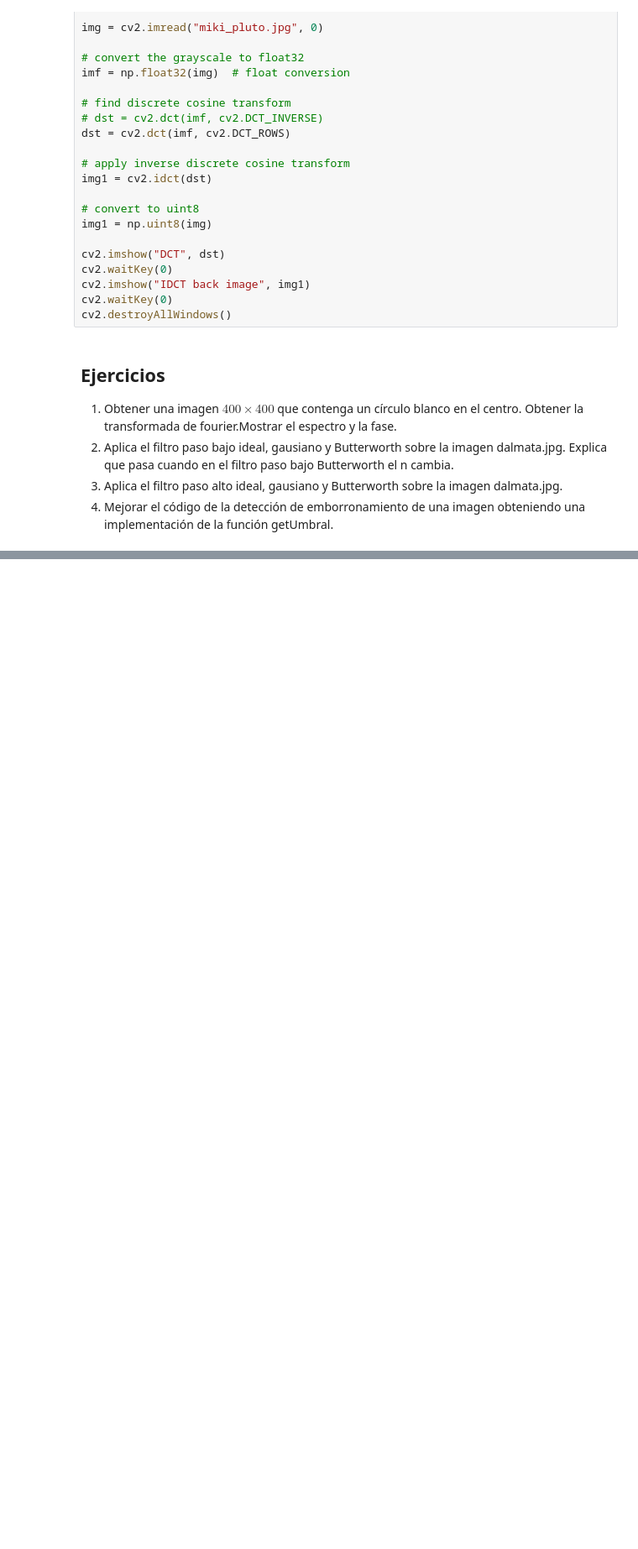
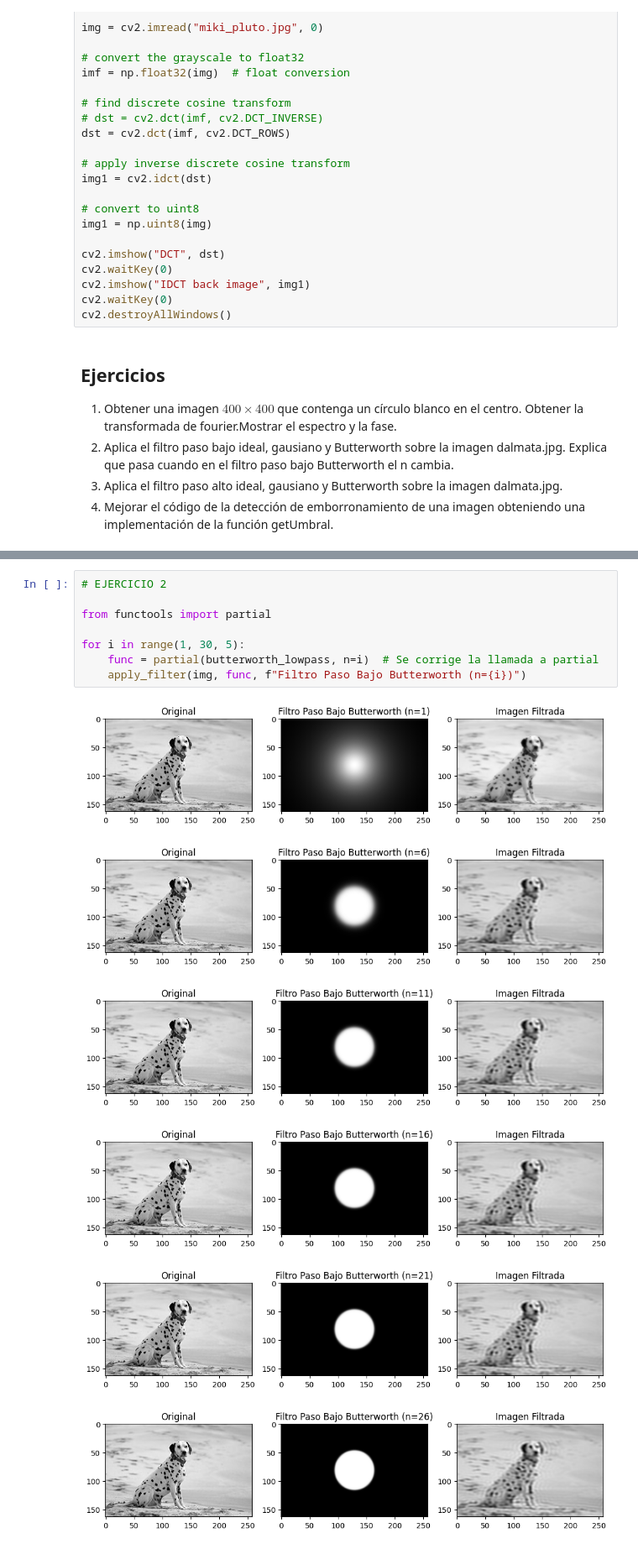
Before and after one commit to Migue8gl/DataScienceMaster, a Jupyter notebook: vision_por_computador/p5/Lección8.ipynb, the cells around one changed output, grey strips where cells are left out. Shown at 84% size. Drawn from its saved outputs; the diff is of its cells as text; blank space fills up the shorter version.

```diff
--- a/vision_por_computador/p5/Lección8.ipynb
+++ b/vision_por_computador/p5/Lección8.ipynb
@@ -695,0 +740,15 @@ plt.show()
+# %%
+# EJERCICIO 2
+
+from functools import partial
+
+for i in range(1, 30, 5):
+    func = partial(butterworth_lowpass, n=i)  # Se corrige la llamada a partial
+    apply_filter(img, func, f"Filtro Paso Bajo Butterworth (n={i})")
+# %% [output]
+[figure, added]
+[figure, added]
+[figure, added]
+[figure, added]
+[figure, added]
+[figure, added]
```
Also changed, not shown: parts of 7 cells of this notebook, 5 other files.
